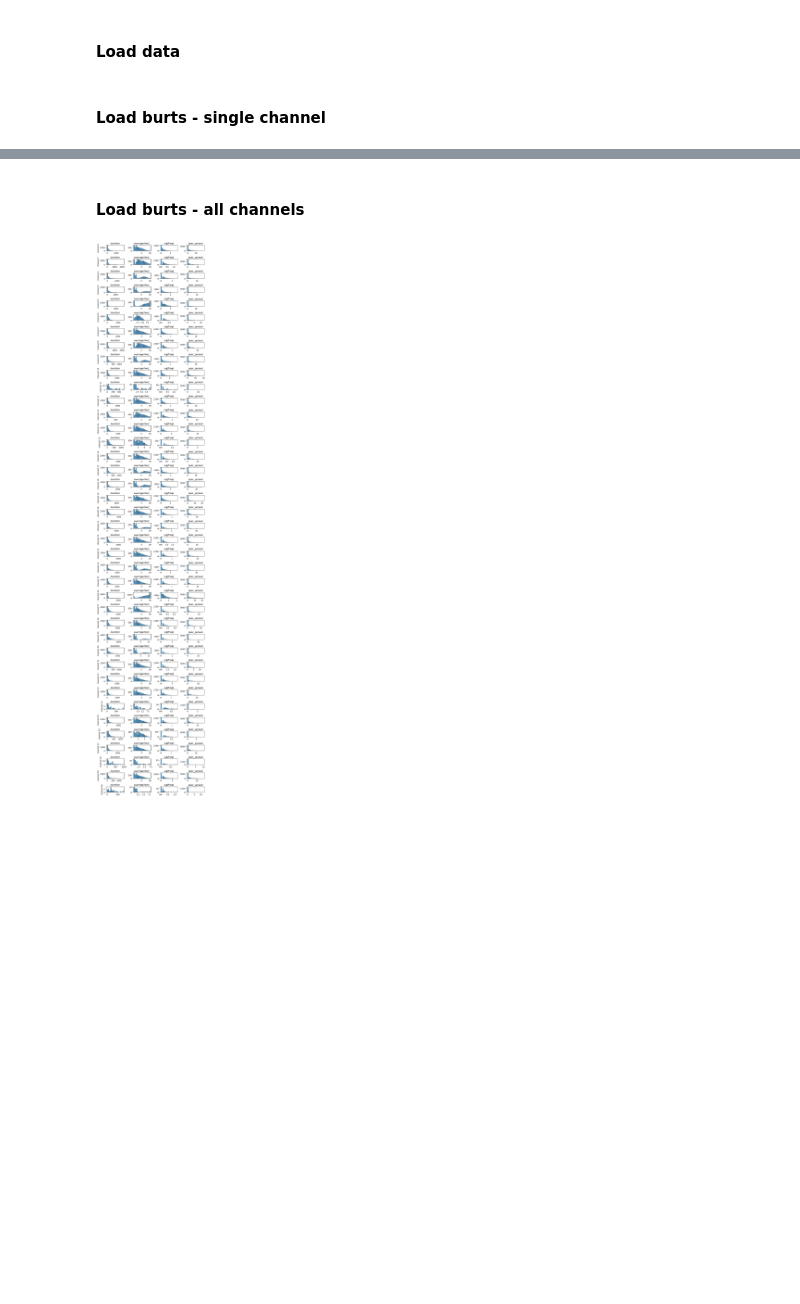
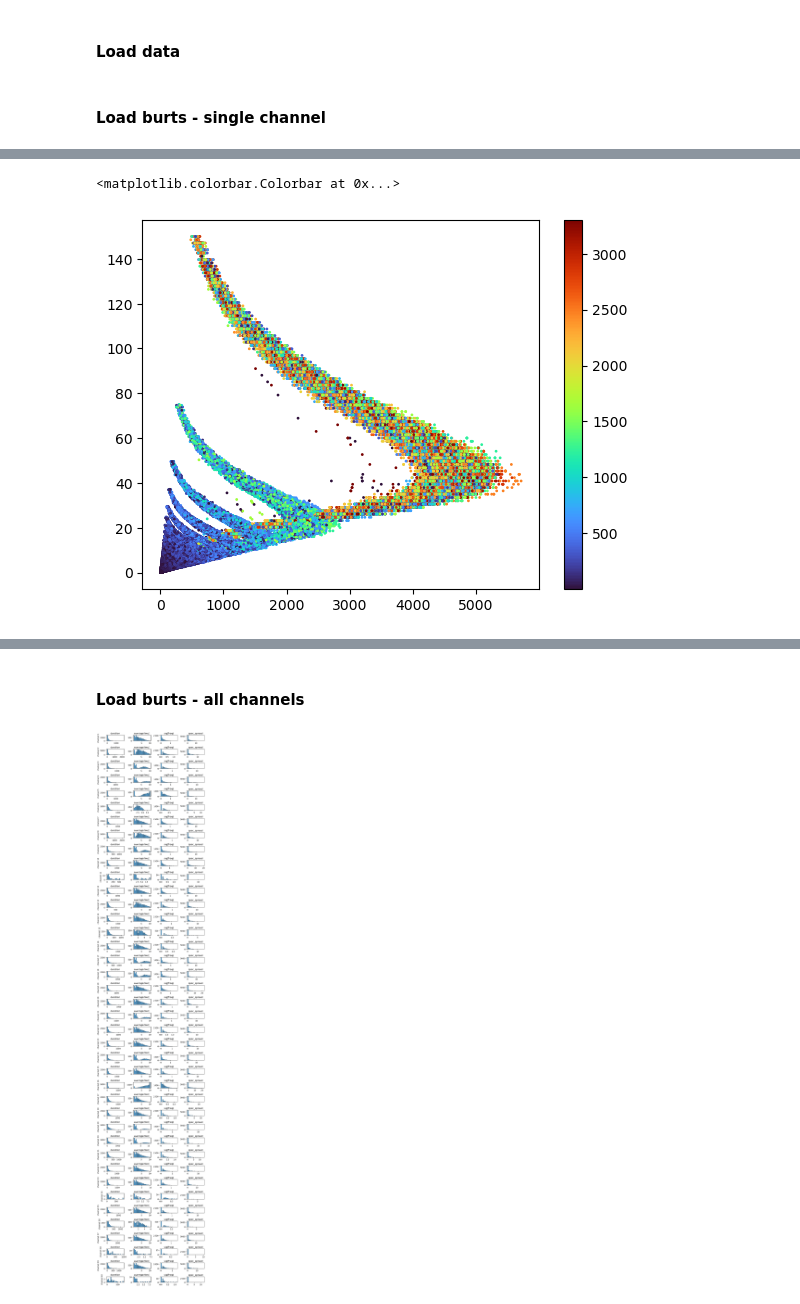
Before and after one commit to ViniciusLima94/vanderbilt, a Jupyter notebook: notebooks/5_Burst_Stats.ipynb, the cells around one changed output, grey strips where cells are left out. Cells and saved outputs as stored; diff of their text form; code cells hidden in the pictures; blank space fills up the shorter version.

```diff
--- a/notebooks/5_Burst_Stats.ipynb
+++ b/notebooks/5_Burst_Stats.ipynb
@@ -439,0 +417,6 @@ plt.tight_layout()
+# %%
+plt.scatter(features["average(power)"].flatten(), features["average(freq)"].flatten(), c=features["average(time)"].flatten(), s=1, cmap="turbo")
+plt.colorbar()
+# %% [output]
+<matplotlib.colorbar.Colorbar at 0x...>
+[figure, added]
```
Also changed, not shown: parts of 23 cells of this notebook, 1 other file.
